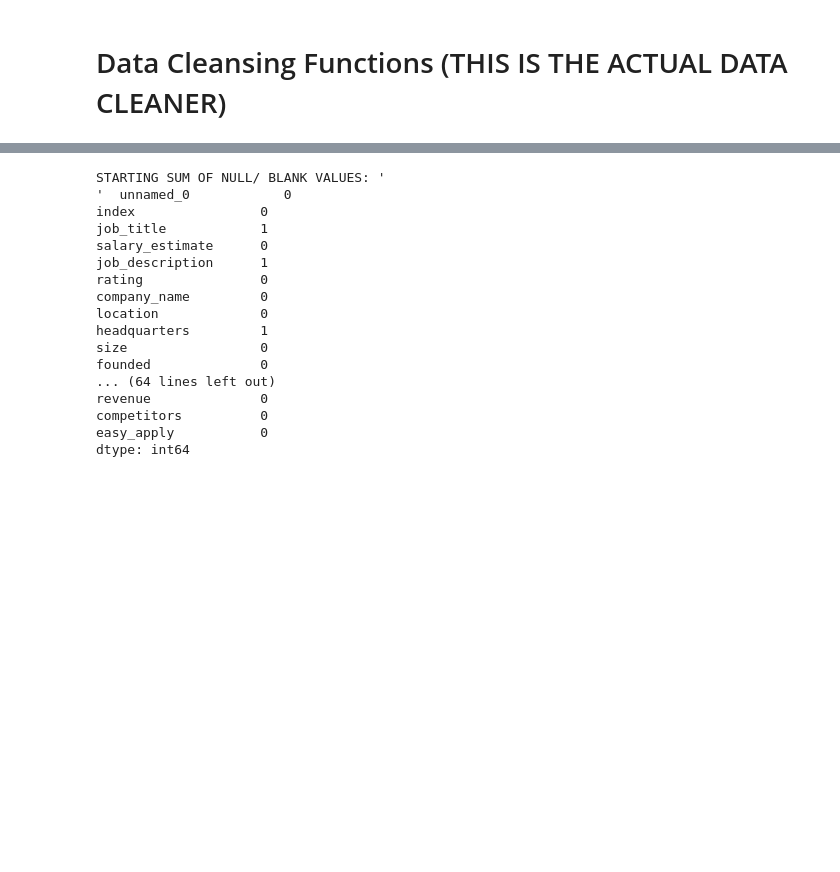
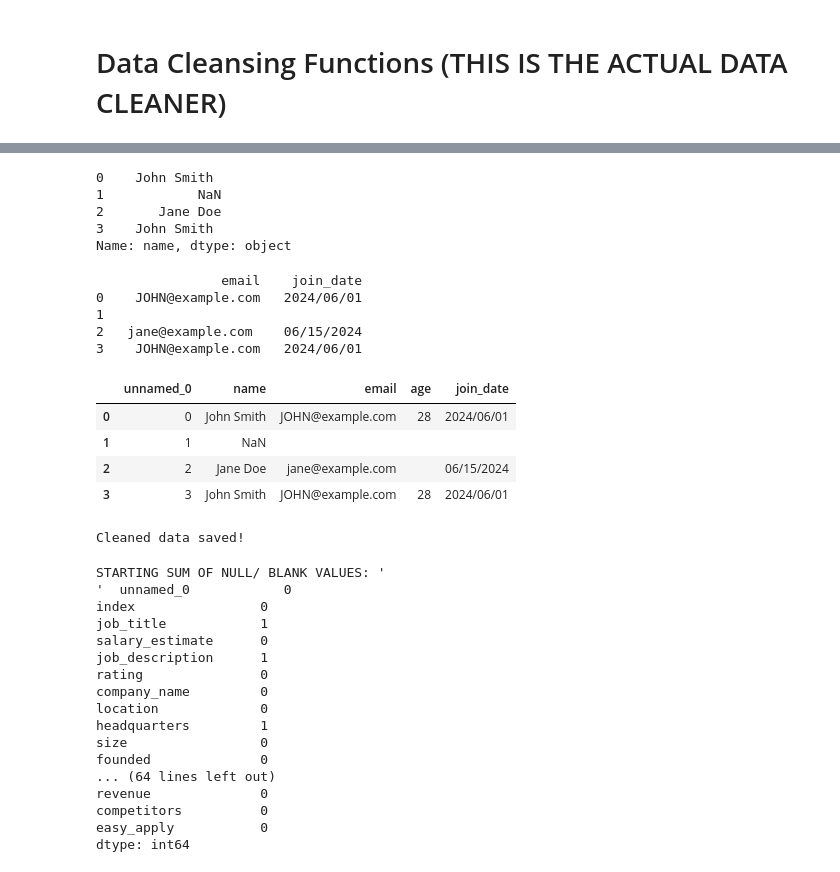
Before and after one commit to colinrodney/data_cleanser, a Jupyter notebook: jupyter_notebooks/DATA_CLEANSING.ipynb, the cells around one changed output, grey strips where cells are left out. Saved outputs shown, nothing was run; the diff lists cells and outputs as text; code cells hidden in the pictures; blank space fills up the shorter version.

```diff
--- a/jupyter_notebooks/DATA_CLEANSING.ipynb
+++ b/jupyter_notebooks/DATA_CLEANSING.ipynb
@@ -145,5 +170,50 @@ dtype: int64
+# %%
+# NORMALIZE/ STANDARDIZE: EMAIL ADDRESSES (CRM DATASETS)
+def cleanse_email_address(df_2):
+    # df_2["email"].str.strip()
+    # df_2.replace(r"[+AEA-]{1}", "@", regex=True)
+    # return df_2
+    df_2['email'] = df_2['email'].str.replace("+AEA-","@")
+    df_2['join_date'] = df_2['join_date'].str.replace("+AC0-","/") # STANDARDIZE DATES
+    return df_2
+
+# CALL FUNCTION:
+df_2 = cleanse_email_address(df_2)
+# %%
+def standardize_names(df_2):
+    df_2['name'] = df_2['name'].str.lower()
+    df_2['name'] = df_2['name'].str.title() # Capitalize first letter of each name
+    return df_2
+
+# CALL FUNCTION:
+df_2 = standardize_names(df_2)
+df_2['name']
+# %% [output]
+0    John Smith
+1            NaN
+2       Jane Doe
+3    John Smith
+Name: name, dtype: object
+# %%
+print(df_2[['email', 'join_date']])
+# %% [output]
+                email    join_date
+0    JOHN@example.com   2024/06/01
+1
+2   jane@example.com    06/15/2024
+3    JOHN@example.com   2024/06/01
+# %%
+df_2
+# %% [output]
+|  | unnamed_0 | name | email | age | join_date |
+| 0 | 0 | John Smith | JOHN@example.com | 28 | 2024/06/01 |
+| 1 | 1 | NaN |  |  |  |
+| 2 | 2 | Jane Doe | jane@example.com |  | 06/15/2024 |
+| 3 | 3 | John Smith | JOHN@example.com | 28 | 2024/06/01 |
 # %%
-# df_2.describe(include=[object])
+output_file(df_2, file_path)
+# %% [output]
+Cleaned data saved!
 # %%
 # FILL / REMOVE BLANKS AND/OR NULLS (N/A VALUES)
 # NOTE: ACTION TAKEN DEPENDS ON CONTEXT OF df_2/ ROW/ COLUMN AND/OR CLIENT PREFERENCE:
```
Also changed, not shown: parts of 9 cells of this notebook.
